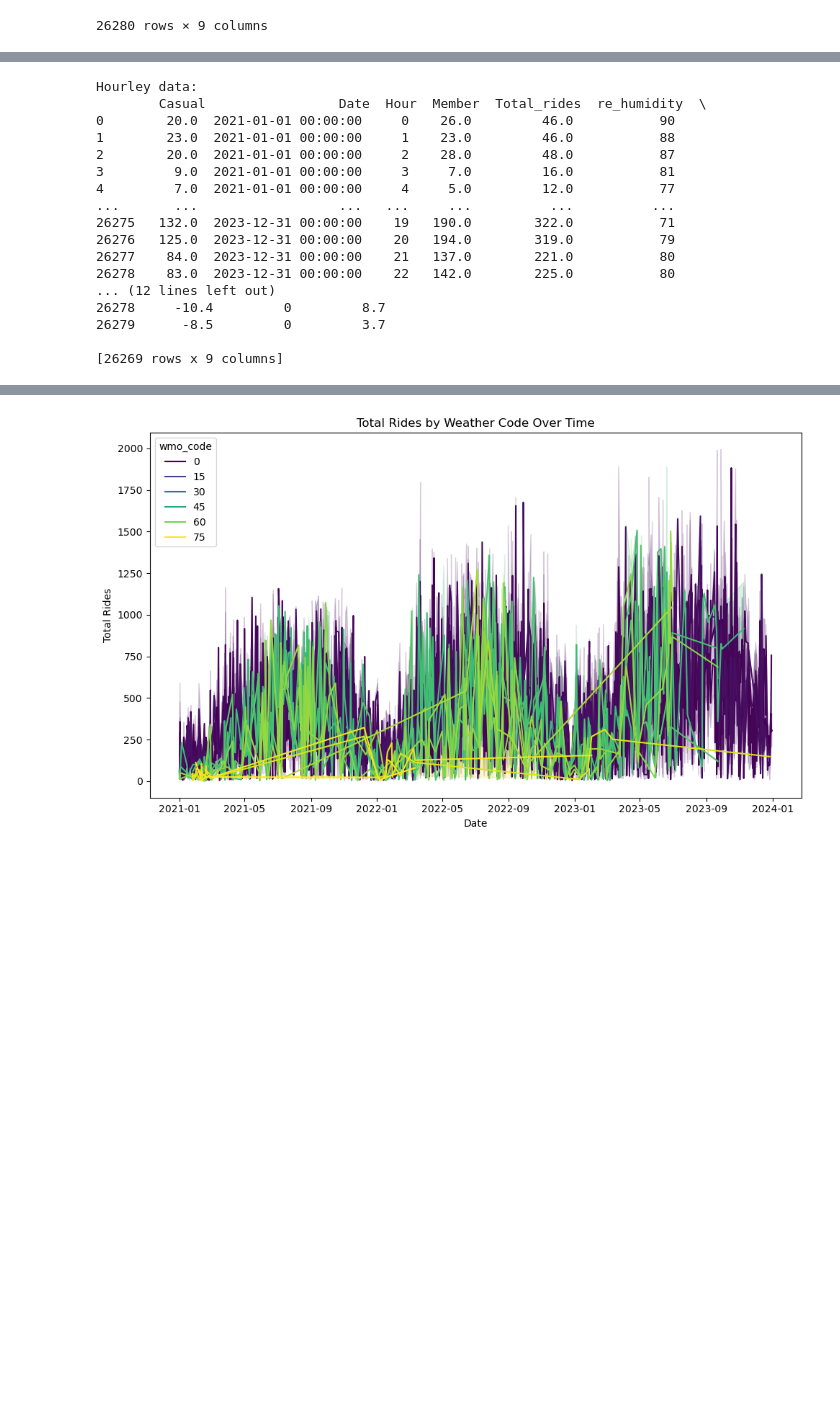
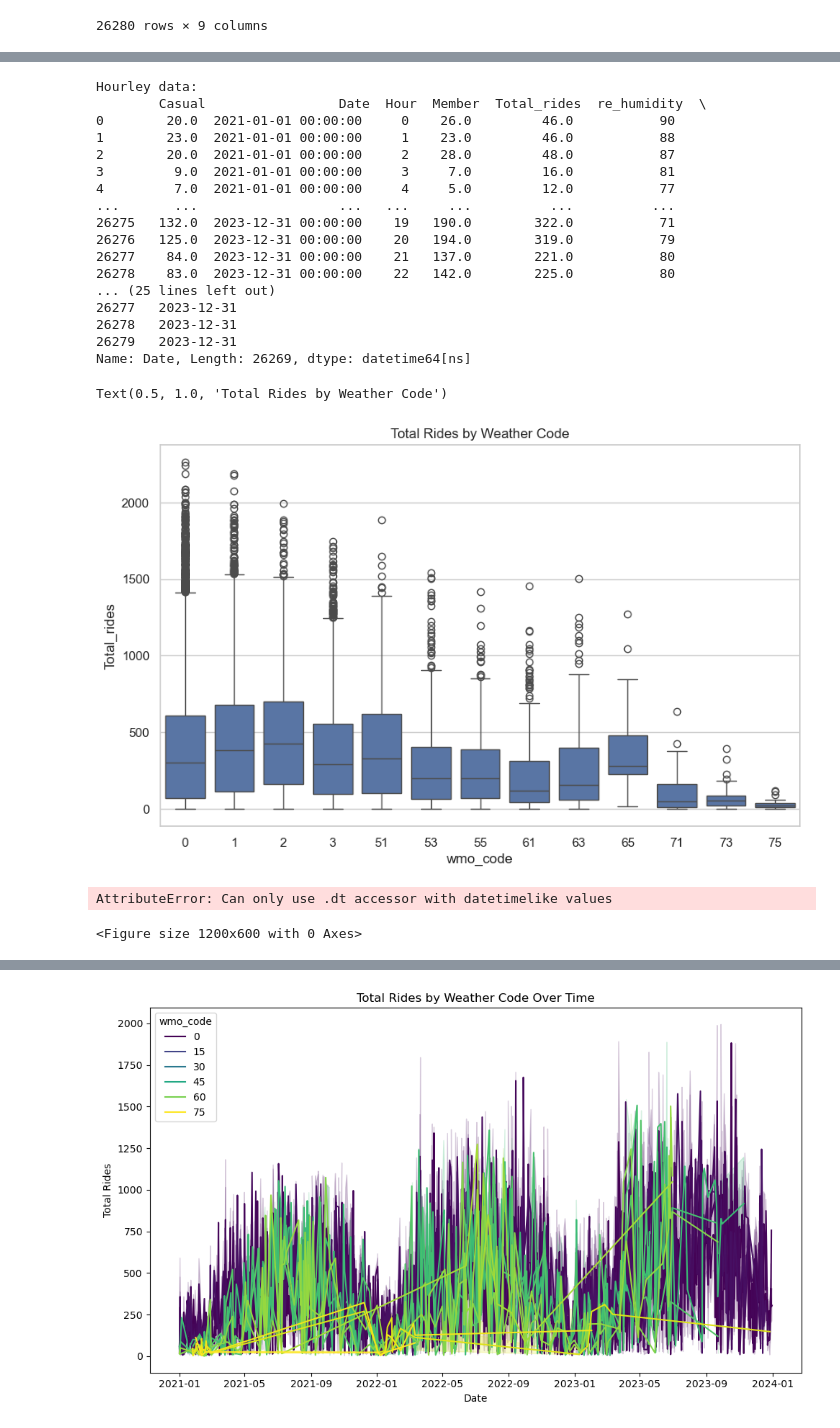
Before and after one commit to bbhatta10/Capital-Bike-Share, a Jupyter notebook: CapitalBikeShare.ipynb, the cells around one changed output, grey strips where cells are left out. Cells and saved outputs as stored; diff of their text form; code cells hidden in the pictures; blank space fills up the shorter version.

```diff
--- a/CapitalBikeShare.ipynb
+++ b/CapitalBikeShare.ipynb
@@ -64,11 +56,27 @@ dtype: int64
 # %%
 #data cleaning for df_day
 # print(df_day)
-df_day.isnull().sum()
 
-df_day.duplicated().sum()
-df_day_n = df_day.rename(columns={'apparent_temperature_mean (°C)':'apt_tempt_mean','temperature_2m_mean (°C)': 'tempt_2m_mean','weathercode (wmo code)':'wmo_code','windspeed_10m_max (km/h)':'wind_speed' })
-df_day_n.loc[:, 'Date'] = pd.to_datetime(df_hr_n['Date'], errors='coerce')
-df_day_n.isnull().sum()
-df_day_n
+# # df_day.isnull().sum()
+
+# df_day.duplicated().sum()
+# df_day_n = df_day.rename(columns={'apparent_temperature_mean (°C)':'apt_tempt_mean','temperature_2m_mean (°C)': 'tempt_2m_mean','weathercode (wmo code)':'wmo_code','windspeed_10m_max (km/h)':'wind_speed' })
+# df_day_clean= df_day_n.loc[:, 'Date'] = pd.to_datetime(df_hr_n['Date'], errors='coerce')
+# df_day_clean.isnull().sum()
+# df_day_clean
+
+df_hr_clean  = df_hr_n.loc[:, 'Date'] = pd.to_datetime(df_hr_n['Date'], errors='coerce')
+# df_hr_clean.isnull().sum()
+df_hr_clean.duplicated().sum()
+df_hr_clean = df_hr_n.dropna(subset=['Casual', 'Member', 'Total_rides', 're_humidity', 'tempt_2m', 'wmo_code', 'wind_speed', 'Date', 'Hour'])
+df_hr_clean
+df_hr_clean.isnull().sum()
+df_hr_clean.duplicated().sum()
+# df_hr_clean
+# df_hr_clean = df_hr_n.dropna(subset=['Casual', 'Member', 'Total_rides'])
+# df_hr_clean.isnull().sum()
+# df_hr_clean.duplicated().sum()
+
+# df_day_clean.isnull().sum()
+# df_day_n
 # %% [output]
@@ -88,6 +84,6 @@ df_day_n
 # %%
-print('Hourley data:\n',df_hr_n)
-# print('Day Dataset:\n',df_day_n)
+print('Hourley data:\n',df_hr_clean)
+print('Day Dataset:\n',df_day_clean)
 # %% [output]
 Hourley data:
         Casual                 Date  Hour  Member  Total_rides  re_humidity  \
@@ -101,13 +97,31 @@ Hourley data:
 26276   125.0  2023-12-31 00:00:00    20   194.0        319.0           79
 26277    84.0  2023-12-31 00:00:00    21   137.0        221.0           80
 26278    83.0  2023-12-31 00:00:00    22   142.0        225.0           80
-... (12 lines left out)
-26278     -10.4         0         8.7
-26279      -8.5         0         3.7
-
-[26269 rows x 9 columns]
+... (25 lines left out)
+26277   2023-12-31
+26278   2023-12-31
+26279   2023-12-31
+Name: Date, Length: 26269, dtype: datetime64[ns]
 # %%
 #data visualization for df_hr using boxplot
 plt.figure(figsize=(10, 6))
-sns.boxplot(data=df_hr_n, x='wmo_code', y='Total_rides')
+sns.boxplot(data=df_hr_clean, x='wmo_code', y='Total_rides')
 plt.title('Total Rides by Weather Code')
+# %% [output]
+Text(0.5, 1.0, 'Total Rides by Weather Code')
+[figure, added]
+# %%
+#visualization for df_hr using barplot with month
+plt.figure(figsize=(12, 6))
+df_hr_n['Month'] = df_hr_n['Date'].dt.month
+sns.barplot(data=df_hr_clean, x='Month', y='Total_rides', hue='wmo_code')
+plt.title('Total Rides by Month and Weather Code')
+plt.xlabel('Month')
+plt.ylabel('Total Rides')
+plt.legend(title='Weather Code')
+plt.xticks(rotation=45)
+plt.tight_layout()
+plt.show()
+# %% [output]
+AttributeError: Can only use .dt accessor with datetimelike values
+<Figure size 1200x600 with 0 Axes>
```
Also changed, not shown: parts of 10 cells of this notebook.
